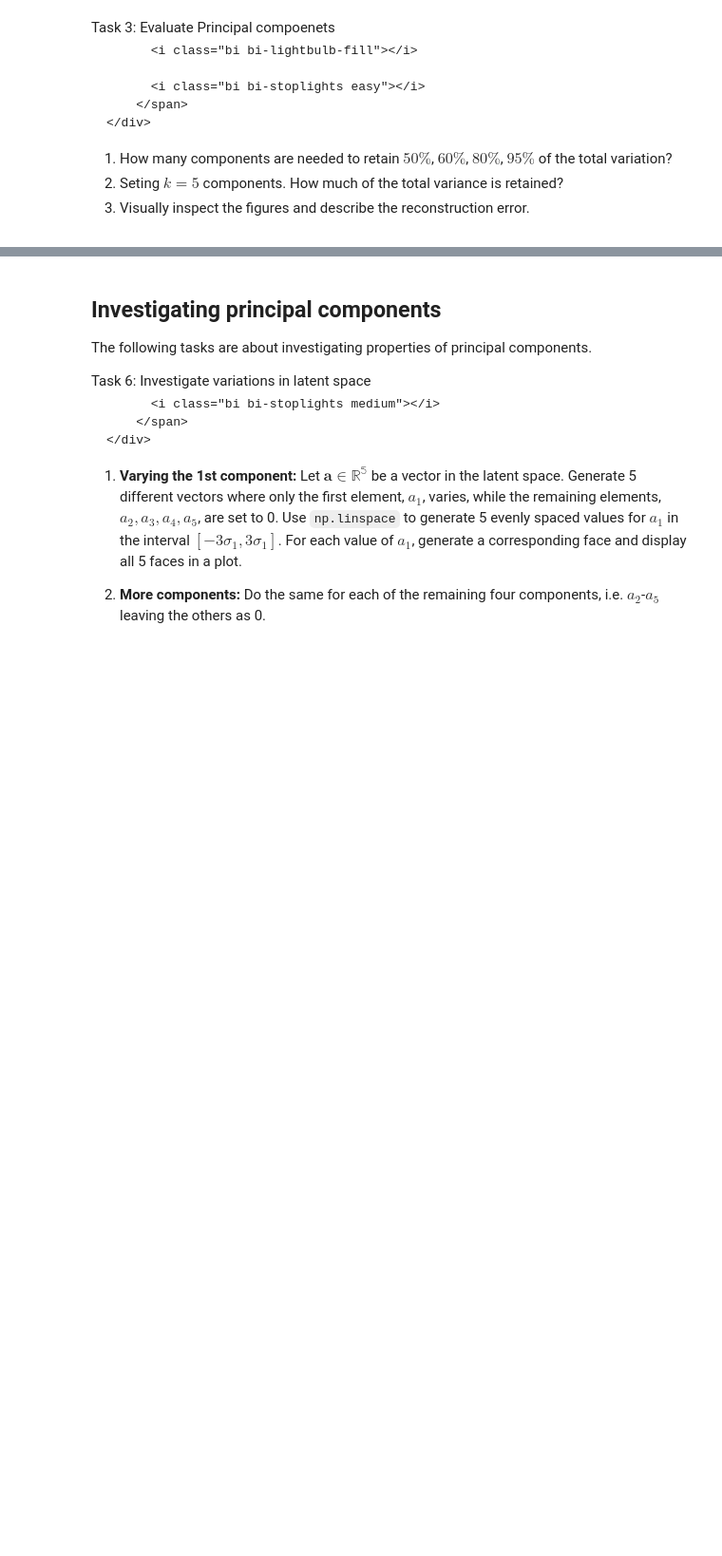
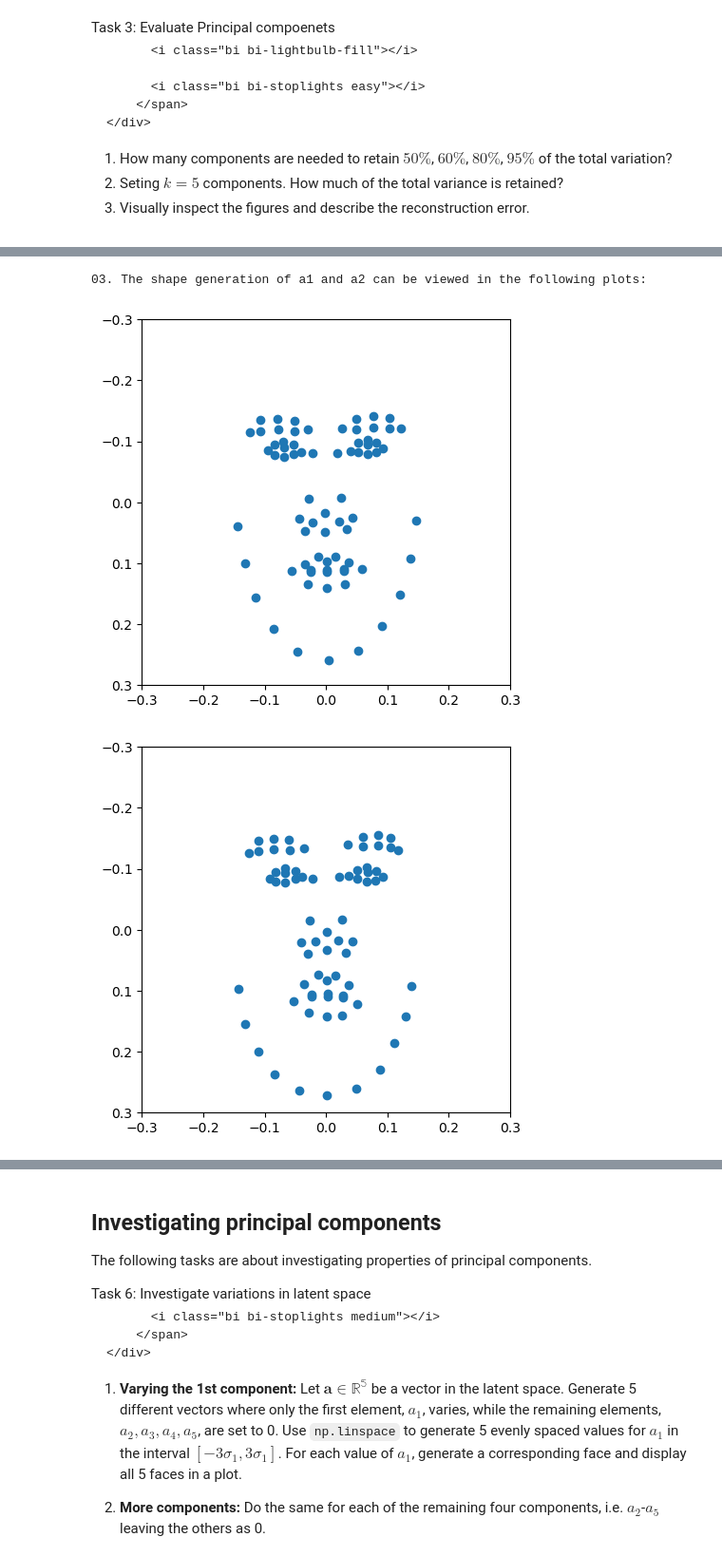
Before and after one commit to BabetteB/iml25-assignments, a Jupyter notebook: PCA/02-shape_generation.ipynb, the cells around one changed output, grey strips where cells are left out. Shown: that part at 95% size. Drawn from its saved outputs; the diff is of its cells as text; code cells hidden in the pictures; blank space fills up the shorter version.

```diff
--- a/PCA/02-shape_generation.ipynb
+++ b/PCA/02-shape_generation.ipynb
@@ -361,3 +381,18 @@ a = np.array([0,0,0,0,0])
+# %%
+# we where unsure of whether tou meant the ith value or the ith index -> so we desided on the ith value for lambda
+a1 = np.array([np.sqrt(val[0]),0,0,0,0])
+a2 = np.array([0,(-3 * np.sqrt(val[1])),0,0,0])
+
+
+vects = [a1, a2]
+print(f"03. The shape generation of a1 and a2 can be viewed in the following plots:")
+for i, vec in enumerate(vects):
+    shape = vec @ phi.T + mu
+    plot_face(shape)
+# %% [output]
+03. The shape generation of a1 and a2 can be viewed in the following plots:
+[figure, added]
+[figure, added]
 # %% [markdown]
 <article class="message task"><a class="anchor" id="gen_reflect"></a>
     <div class="message-header">
```
Also changed, not shown: parts of 12 cells of this notebook.
